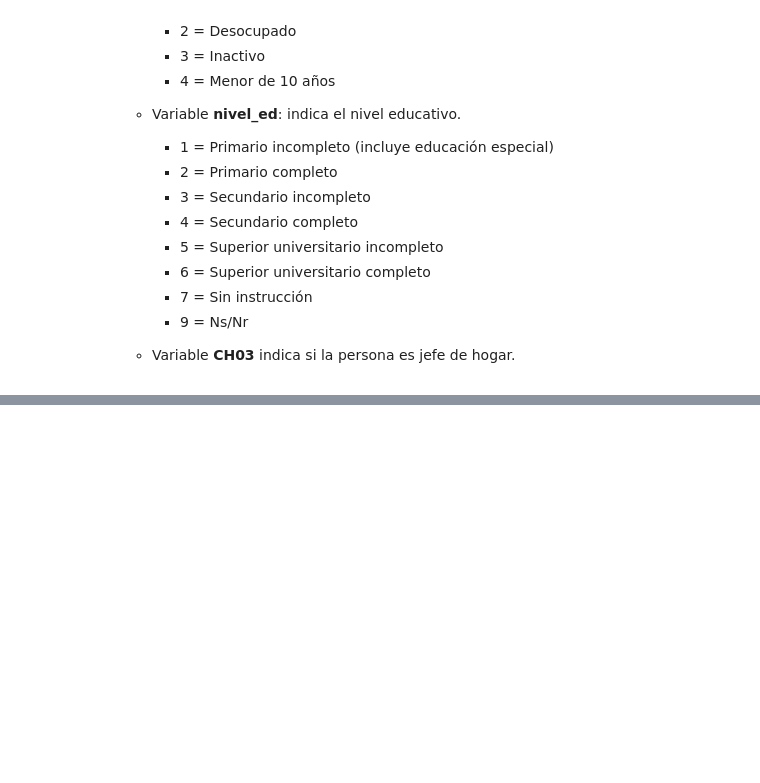
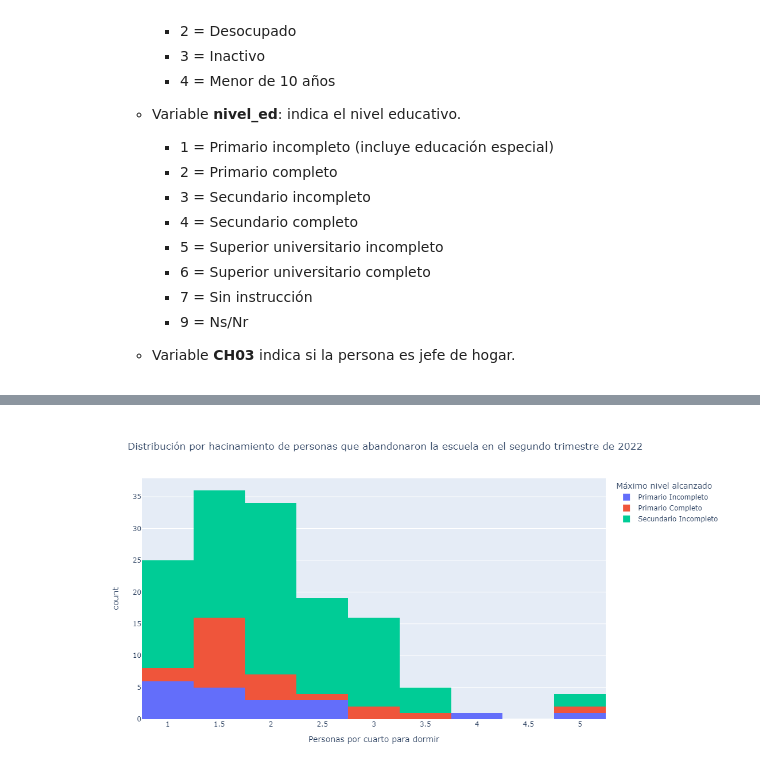
Before and after one commit to lauticouget/desercion_escolar_argentina, a Jupyter notebook: notebooks/eda_datos_panel.ipynb, the cells around one changed output, grey strips where cells are left out. Saved outputs shown, nothing was run; the diff lists cells and outputs as text; code cells hidden in the pictures; blank space fills up the shorter version.

```diff
--- a/notebooks/eda_datos_panel.ipynb
+++ b/notebooks/eda_datos_panel.ipynb
@@ -311,0 +309,4 @@ En base a consideraciones del INDEC, se define que si un hogar cumple con alguna
+# %%
+# variable hacinamiento
+cuartos21_2 = hogares21_2[['CODUSU', 'NRO_HOGAR', 'II2', 'IX_TOT']]
+cuartos21_2['IX_por_cuarto'] = hogares21_2['IX_TOT'] / hogares21_2['II2']
@@ -311,0 +324,25 @@ En base a consideraciones del INDEC, se define que si un hogar cumple con alguna
+# %%
+hacinamiento = pd.merge(estudiantes21_2,
+               cuartos21_2,
+               on=['CODUSU', 'NRO_HOGAR'],
+               how='left')
+hacinamiento.drop(['II2', 'IX_TOT'], axis=1, inplace=True)
+# %%
+desertados_h = hacinamiento.query(f'{cond_edad} & {cond_asistencia} & {cond_desercion} & {cond_nivel}')
+# %%
+fig = px.histogram(data_frame=desertados_h, x='IX_por_cuarto', color='NIVEL_ED_22',
+                  labels={'IX_por_cuarto': 'Personas por cuarto para dormir',
+                         'NIVEL_ED_22': 'Máximo nivel alcanzado'},
+                   nbins=20,
+                   title='Distribución por hacinamiento de personas que abandonaron la escuela en el segundo trimestre de 2022',
+                   height=600)
+
+newnames = {'1':'Primario Incompleto', '2': 'Primario Completo', '3': 'Secundario Incompleto'}
+fig.for_each_trace(lambda t: t.update(name = newnames[t.name],
+                                      legendgroup = newnames[t.name],
+                                      hovertemplate = t.hovertemplate.replace(t.name, newnames[t.name])
+                                     )
+                  )
+fig.show()
+# %% [output]
+[figure, added]
```
Also changed, not shown: parts of 44 cells of this notebook.
